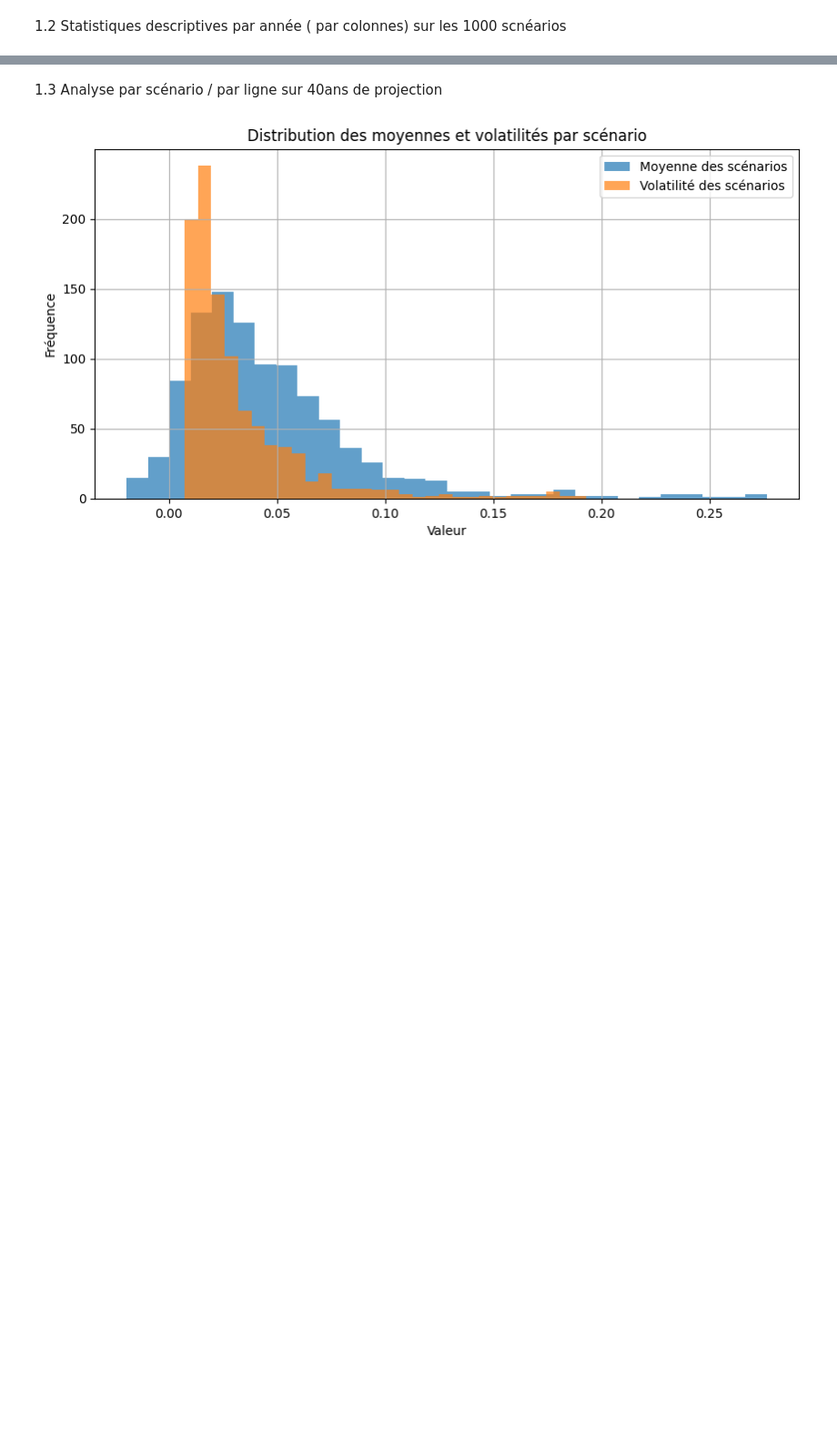
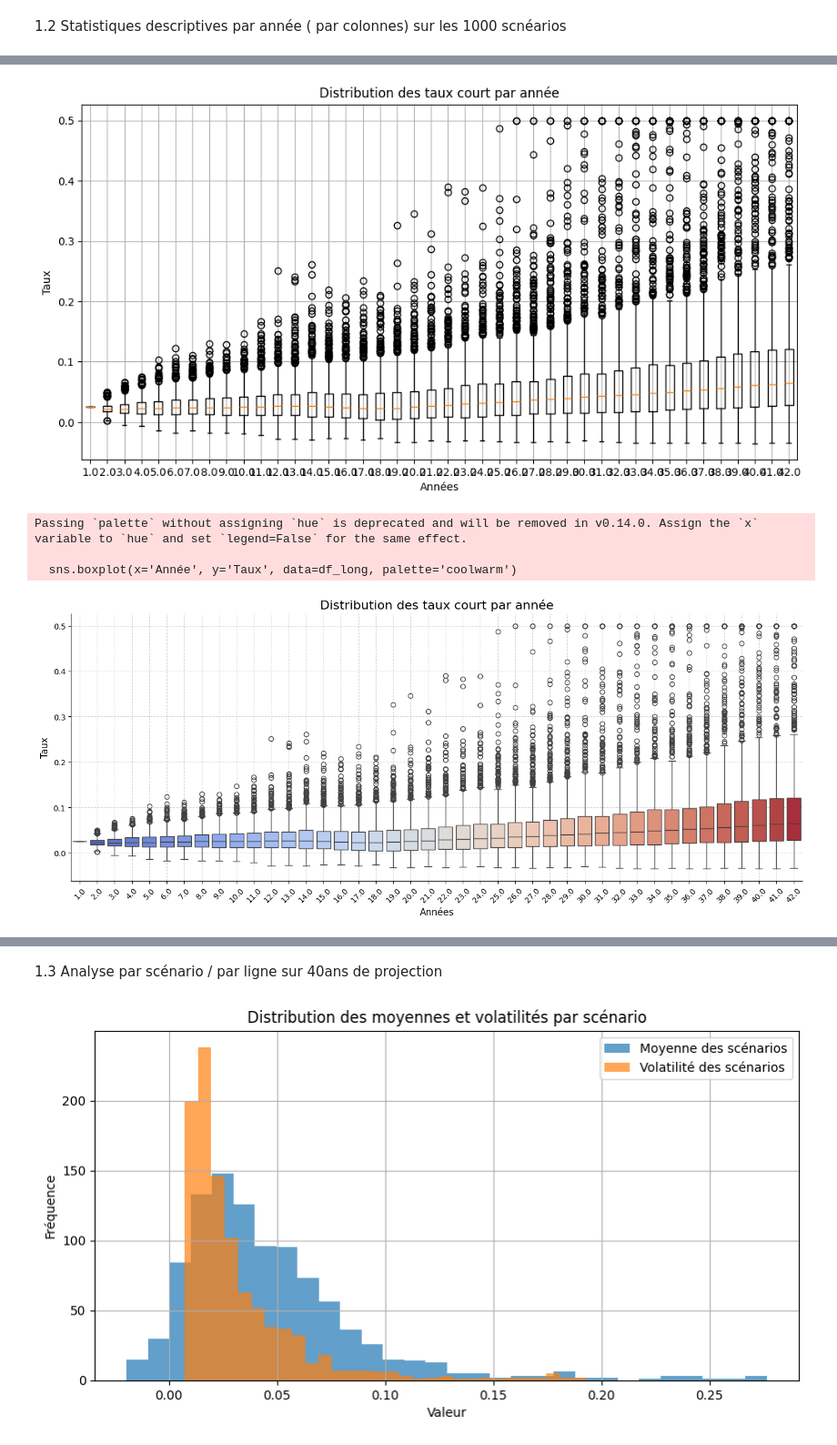
Before and after one commit to Eylz-Liu/Mod-le-vol-locale, a Jupyter notebook: Etude_GSE.ipynb, the cells around one changed output, grey strips where cells are left out. Shown at 91% size. Cells and saved outputs as stored; diff of their text form; code cells hidden in the pictures; blank space fills up the shorter version.

```diff
--- a/Etude_GSE.ipynb
+++ b/Etude_GSE.ipynb
@@ -95,0 +102,79 @@ plt.show()
+# %%
+#  1.2.3. Boxplots pour visualiser la dispersion
+plt.figure(figsize=(12, 6))
+plt.boxplot(TL_matrix, positions=maturities, widths=0.5)
+plt.title("Distribution des taux court par année")
+plt.xlabel("Années")
+plt.ylabel("Taux")
+plt.grid(True)
+plt.show()
+
+import pandas as pd
+import seaborn as sns
+import matplotlib.pyplot as plt
+
+# Convertir TL_matrix en DataFrame pour seaborn
+df_box = pd.DataFrame(TL_matrix, columns=maturities)
+
+# Transformation en format long (année, taux)
+df_long = df_box.melt(var_name='Année', value_name='Taux')
+
+# Tracer le boxplot avec seaborn
+plt.figure(figsize=(14, 6))
+sns.boxplot(x='Année', y='Taux', data=df_long, palette='coolwarm')
+
+# Améliorations visuelles
+plt.title("Distribution des taux court par année", fontsize=16)
+plt.xlabel("Années", fontsize=12)
+plt.ylabel("Taux", fontsize=12)
+plt.xticks(rotation=45)
+plt.grid(True, linestyle='--', alpha=0.5)
+sns.despine()
+
+plt.tight_layout()
+plt.show()
+
+import pandas as pd
+import seaborn as sns
+import matplotlib.pyplot as plt
+
+# Convertir TL_matrix en DataFrame
+df_box = pd.DataFrame(TL_matrix, columns=maturities)
+
+# Format long pour seaborn
+df_long = df_box.melt(var_name='Année', value_name='Taux')
+
+# Définir un style élégant
+sns.set(style="whitegrid", context="talk", palette="deep")
+
+# Créer le graphique
+plt.figure(figsize=(16, 6))
+ax = sns.boxplot(
+    x='Année',
+    y='Taux',
+    data=df_long,
+    width=0.6,
+    linewidth=1.2,
+    fliersize=2,
+    boxprops=dict(alpha=0.8),
+    medianprops=dict(color="black", linewidth=2)
+)
+
+# Ajouter une ligne de moyenne par année
+mean_values = df_box.mean().values
+sns.lineplot(x=maturities, y=mean_values, color='red', label='Moyenne', linewidth=2.5)
+
+# Personnalisation
+plt.title("Distribution des taux court par année", fontsize=18, weight='bold')
+plt.xlabel("Années", fontsize=14)
+plt.ylabel("Taux", fontsize=14)
+plt.xticks(rotation=45)
+plt.legend()
+plt.tight_layout()
+plt.show()
+# %% [output]
+[figure, added]
+Passing `palette` without assigning `hue` is deprecated and will be removed in v0.14.0. Assign the `x` variable to `hue` and set `legend=False` for the same effect.
+
+  sns.boxplot(x='Année', y='Taux', data=df_long, palette='coolwarm')
+[figure, added]
```
Also changed, not shown: parts of 6 cells of this notebook.
